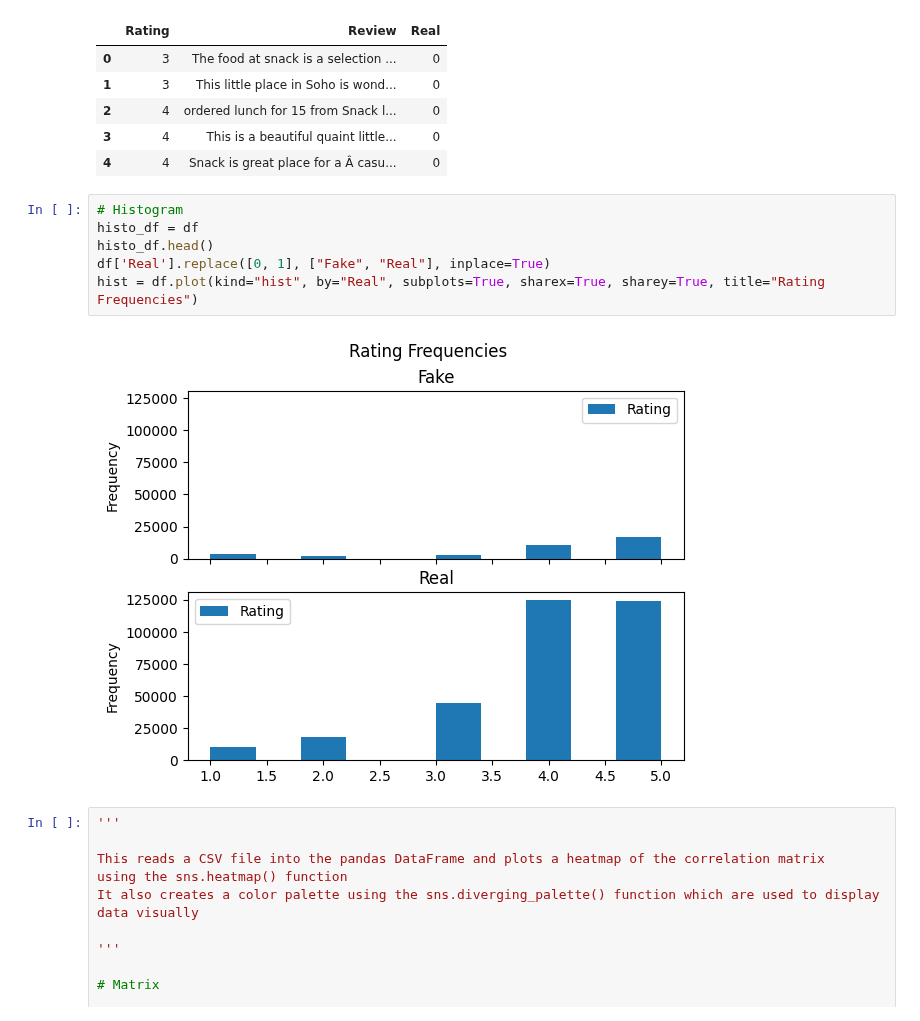
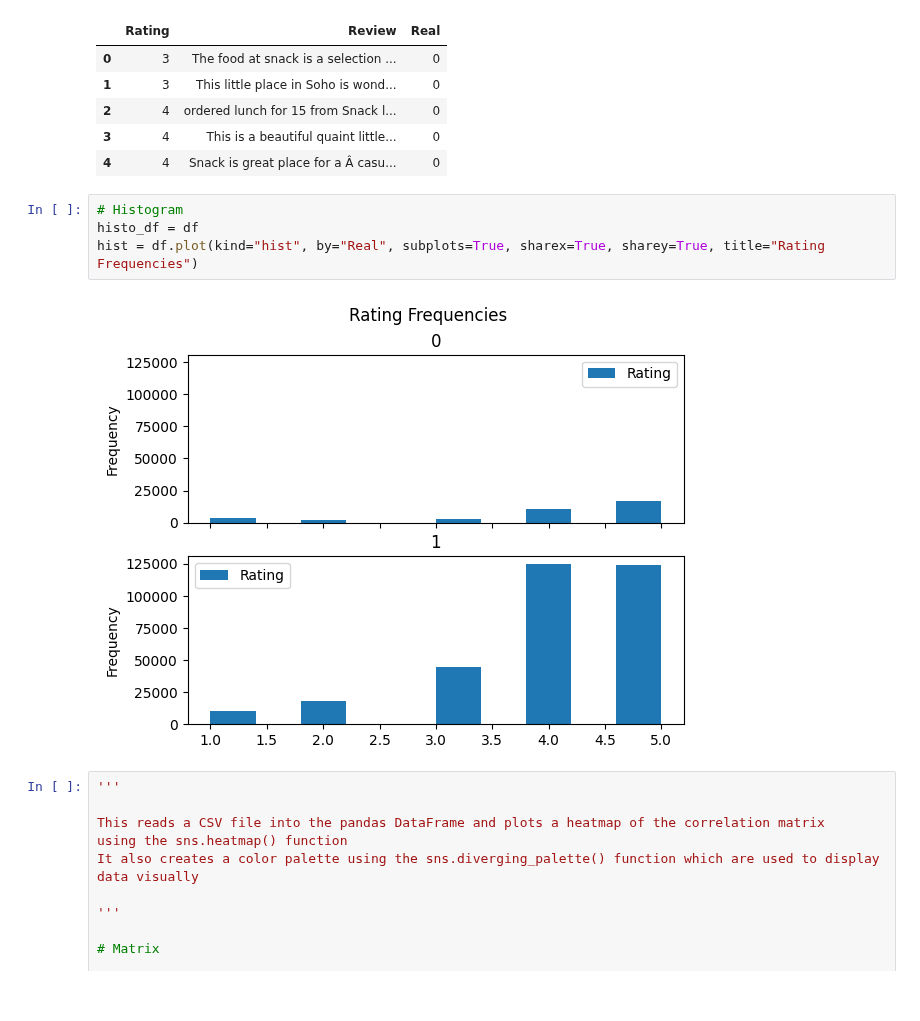
Before and after one commit to AbhiramBorra/FakeYelpReviewsDetection, a Jupyter notebook: YelpReviews.ipynb, the cells around one changed output. Cells and saved outputs as stored; diff of their text form.

```diff
--- a/YelpReviews.ipynb
+++ b/YelpReviews.ipynb
@@ -50,11 +51,9 @@ df.head()
 # %%
 # Histogram
 histo_df = df
-histo_df.head()
-df['Real'].replace([0, 1], ["Fake", "Real"], inplace=True)
 hist = df.plot(kind="hist", by="Real", subplots=True, sharex=True, sharey=True, title="Rating Frequencies")
 # %% [output]
-[figure, old version]
+[figure, new version]
 # %%
 '''
 
```
Also changed, not shown: parts of 13 cells of this notebook.
